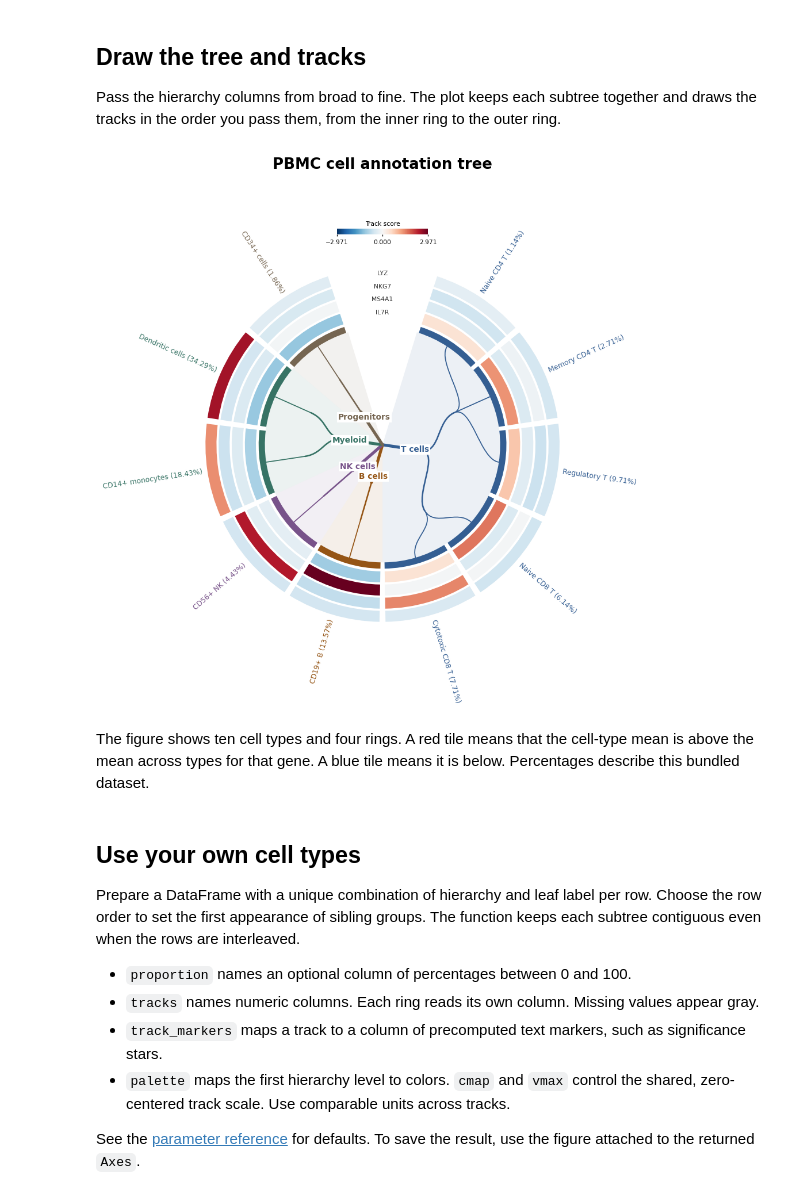
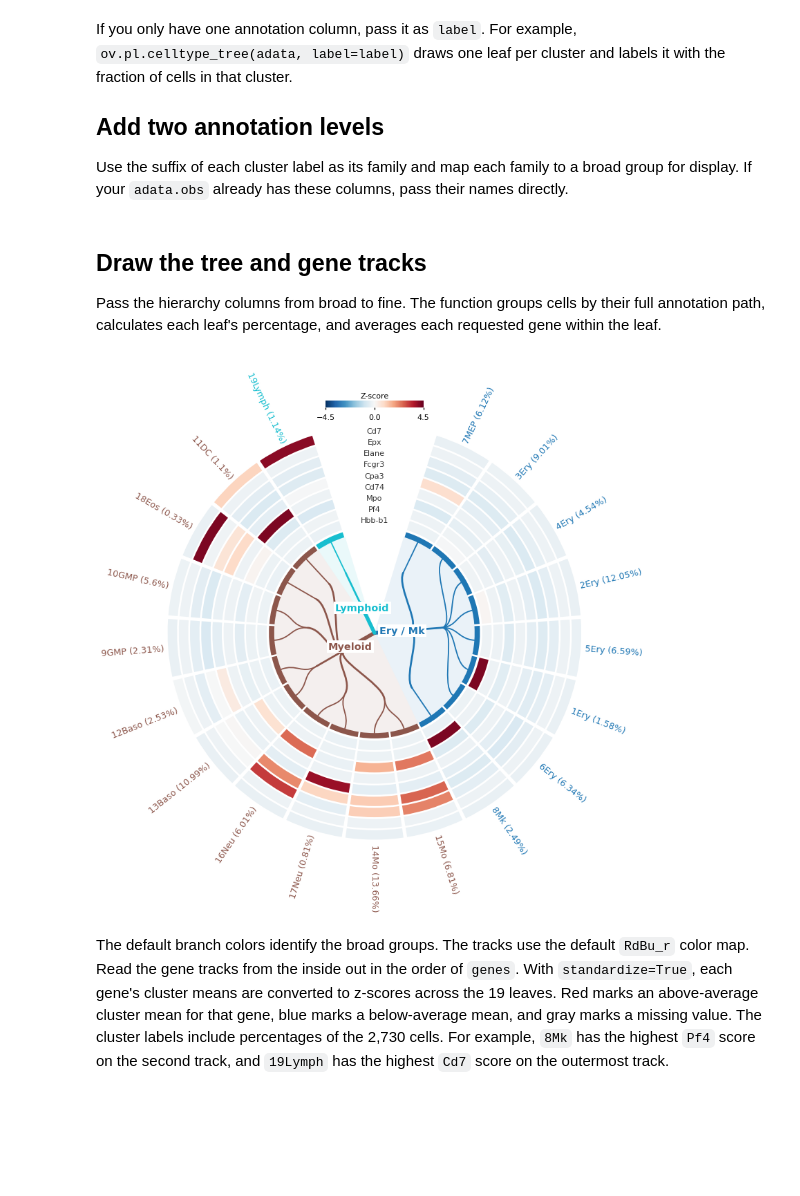
Before and after one commit to omicverse/omicverse-tutorials, a Jupyter notebook: docs/Tutorials-plotting/t_celltype_tree.ipynb, the cells around one changed output. Saved outputs shown, nothing was run; the diff lists cells and outputs as text; code cells hidden in the pictures; blank space fills up the shorter version.

Commit message:
docs(pl): add Paul15 and CIMA annotation tree examples

```diff
--- a/docs/Tutorials-plotting/t_celltype_tree.ipynb
+++ b/docs/Tutorials-plotting/t_celltype_tree.ipynb
@@ -42,39 +18,19 @@ print(f"{adata.n_obs} cells, {len(celltypes)} cell types, {len(genes)} tracks")
 # %% [markdown]
-## Draw the tree and tracks
+If you only have one annotation column, pass it as `label`. For example, `ov.pl.celltype_tree(adata, label=label)` draws one leaf per cluster and labels it with the fraction of cells in that cluster.
 
-Pass the hierarchy columns from broad to fine. The plot keeps each subtree together and draws the tracks in the order you pass them, from the inner ring to the outer ring.
+## Add two annotation levels
+
+Use the suffix of each cluster label as its family and map each family to a broad group for display. If your `adata.obs` already has these columns, pass their names directly.
 # %%
-ax = ov.pl.celltype_tree(
-    celltypes,
-    hierarchy=["lineage", "family"],
-    label="cell_type",
-    proportion="percent",
-    tracks=genes,
-    palette={
-        "T cells": "#345E92",
-        "B cells": "#955515",
-        "NK cells": "#78538A",
-        "Myeloid": "#377365",
-        "Progenitors": "#756551",
-    },
-    figsize=(9, 9),
-    show=False,
-)
-ax.figure.subplots_adjust(left=0.025, right=0.975, bottom=0.03, top=0.92)
-ax.figure.suptitle("PBMC cell annotation tree", fontsize=17, fontweight="semibold")
-ax.figure
+family = adata.obs[label].astype(str).str.replace(r"^\d+", "", regex=True)
+adata.obs["family"] = family
+adata.obs["lineage"] = family.map({
+    "Ery": "Ery / Mk", "MEP": "Ery / Mk", "Mk": "Ery / Mk",
+    "GMP": "Myeloid", "DC": "Myeloid", "Baso": "Myeloid",
+    "Mo": "Myeloid", "Neu": "Myeloid", "Eos": "Myeloid",
+    "Lymph": "Lymphoid",
+})
-# %% [output]
-[figure, removed]
 # %% [markdown]
-The figure shows ten cell types and four rings. A red tile means that the cell-type mean is above the mean across types for that gene. A blue tile means it is below. Percentages describe this bundled dataset.
+## Draw the tree and gene tracks
+
+Pass the hierarchy columns from broad to fine. The function groups cells by their full annotation path, calculates each leaf's percentage, and averages each requested gene within the leaf.
-# %% [markdown]
-## Use your own cell types
-
-Prepare a DataFrame with a unique combination of hierarchy and leaf label per row. Choose the row order to set the first appearance of sibling groups. The function keeps each subtree contiguous even when the rows are interleaved.
-
-- `proportion` names an optional column of percentages between 0 and 100.
-- `tracks` names numeric columns. Each ring reads its own column. Missing values appear gray.
-- `track_markers` maps a track to a column of precomputed text markers, such as significance stars.
-- `palette` maps the first hierarchy level to colors. `cmap` and `vmax` control the shared, zero-centered track scale. Use comparable units across tracks.
-
-See the [parameter reference](../api/reference/omicverse.pl.celltype_tree.rst) for defaults. To save the result, use the figure attached to the returned `Axes`.
@@ -83 +37,19 @@ ax.figure.savefig("pbmc-celltype-tree.pdf", bbox_inches="tight")
+# %%
+genes = ["Hbb-b1", "Pf4", "Mpo", "Cd74", "Cpa3", "Fcgr3", "Elane", "Epx", "Cd7"]
+ax = ov.pl.celltype_tree(
+    adata,
+    hierarchy=["lineage", "family"],
+    label=label,
+    tracks=genes,
+    standardize=True,
+    vmax=4.5,
+    figsize=(7.2, 7.2),
+    show=False,
+)
+ax.figure.subplots_adjust(left=0.025, right=0.975, bottom=0.025, top=0.975)
+ax.figure
+# %% [output]
+[figure, added]
+# %% [markdown]
+The default branch colors identify the broad groups. The tracks use the default `RdBu_r` color map. Read the gene tracks from the inside out in the order of `genes`. With `standardize=True`, each gene's cluster means are converted to z-scores across the 19 leaves. Red marks an above-average cluster mean for that gene, blue marks a below-average mean, and gray marks a missing value. The cluster labels include percentages of the 2,730 cells. For example, `8Mk` has the highest `Pf4` score on the second track, and `19Lymph` has the highest `Cd7` score on the outermost track.
 # %% [markdown]
```
Also changed, not shown: parts of 12 cells of this notebook, 1 other file.
